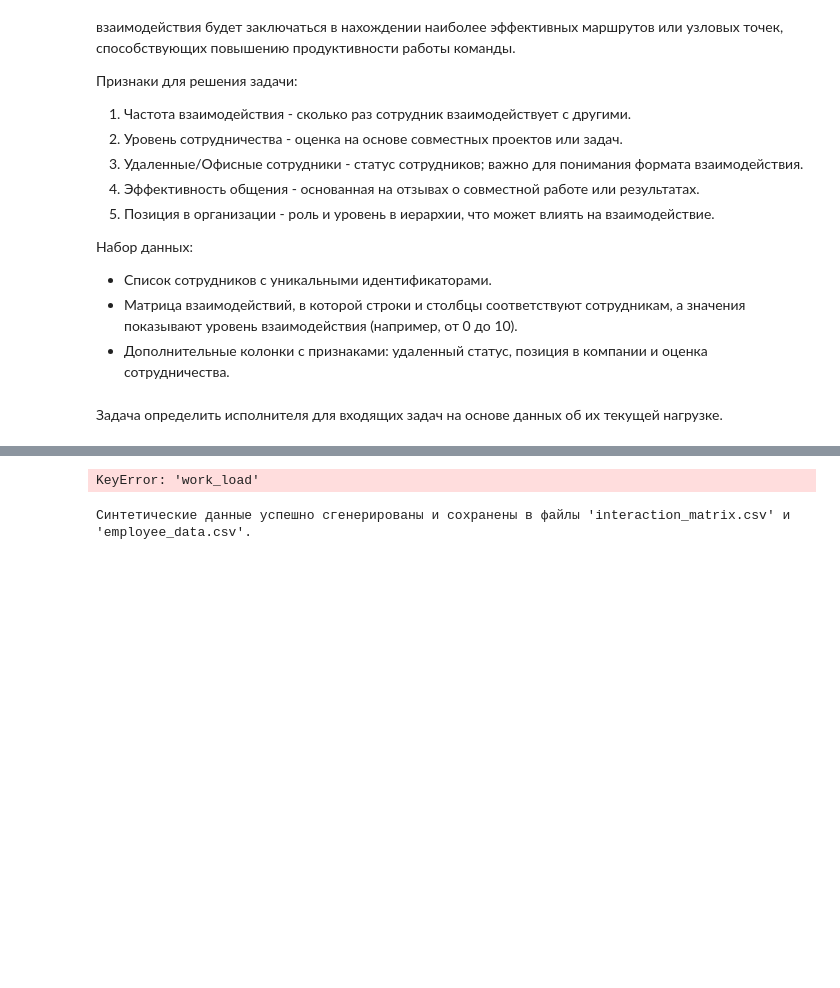
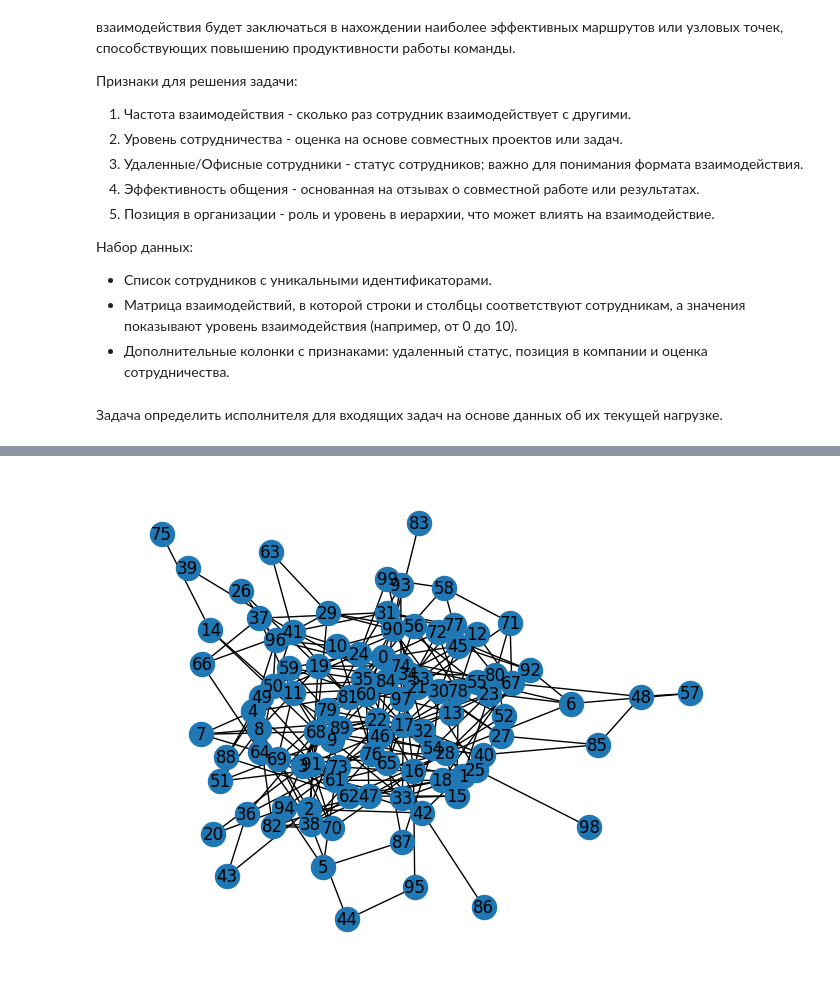
Before and after one commit to DelovayaK0lbasa/applied-graph-theory, a Jupyter notebook: Клевицкий_ИП.ipynb, the cells around one changed output, grey strips where cells are left out. Saved outputs shown, nothing was run; the diff lists cells and outputs as text; code cells hidden in the pictures; blank space fills up the shorter version.

```diff
--- a/Клевицкий_ИП.ipynb
+++ b/Клевицкий_ИП.ipynb
@@ -95,22 +21,0 @@ CEO (ID: 1)
-# %%
-def add_nodes_edges(graph, employee):
-    employee_id = employee['id']
-    graph.add_node(employee_id, label=employee['name'])
-    if employee['subordinates']:
-        for subordinate in employee['subordinates']:
-            subordinate_id = subordinate['id']
-            graph.add_edge(employee_id, subordinate_id, work_load=employee['work_load'])
-            add_nodes_edges(graph, subordinate)
-
-# Создание графа
-G = nx.DiGraph()
-
-# Добавление узлов и ребер в граф
-add_nodes_edges(G, company_structure)
-
-# Визуализация графа
-pos = nx.spring_layout(G)
-labels = nx.get_node_attributes(G, 'label')
-nx.draw(G, pos, with_labels=True, labels=labels, node_size=300, node_color="skyblue", font_size=7, font_weight="bold", arrows=True);
-# %% [output]
-KeyError: 'work_load'
@@ -137,35 +22,12 @@ for num in num_emp_level_max[1:]:
-# %%
-import random
-import pandas as pd
-
-# Параметры
-num_employees = 10
-employee_ids = [f'E{i}' for i in range(num_employees)]
-
-# Генерация данных о взаимодействии
-interaction_matrix = pd.DataFrame(
-    index=employee_ids,
-    columns=employee_ids,
-    data=[[random.randint(0, 10) for _ in range(num_employees)] for _ in range(num_employees)]
-)
-
-# Генерация дополнительных признаков
-remote_status = [random.choice(['Remote', 'On-site']) for _ in range(num_employees)]
-positions = [random.choice(['Manager', 'Developer', 'Designer', 'Analyst']) for _ in range(num_employees)]
-collaboration_scores = [random.uniform(0, 1) for _ in range(num_employees)]
-
-# Создание итогового DataFrame
-data = pd.DataFrame({
-    'Employee ID': employee_ids,
-    'Remote Status': remote_status,
-    'Position': positions,
-    'Collaboration Score': collaboration_scores
-})
-
-# Сохранение данных
-interaction_matrix.to_csv('interaction_matrix.csv')
-data.to_csv('employee_data.csv')
-
-print("Синтетические данные успешно сгенерированы и сохранены в файлы 'interaction_matrix.csv' и 'employee_data.csv'.")
-# %% [output]
-Синтетические данные успешно сгенерированы и сохранены в файлы 'interaction_matrix.csv' и 'employee_data.csv'.
+# %%
+def make_complete(G):
+    for node, degree in G.degree:
+        if degree == 0:
+            G.add_edge(node, np.random.randint(0, 101))
+    return G
+# %%
+G = nx.dense_gnm_random_graph(n=100, m=250)
+G = make_complete(G)
+nx.draw(G, with_labels=True);
+# %% [output]
+[figure, added]
```
Also changed, not shown: parts of 10 cells of this notebook.
